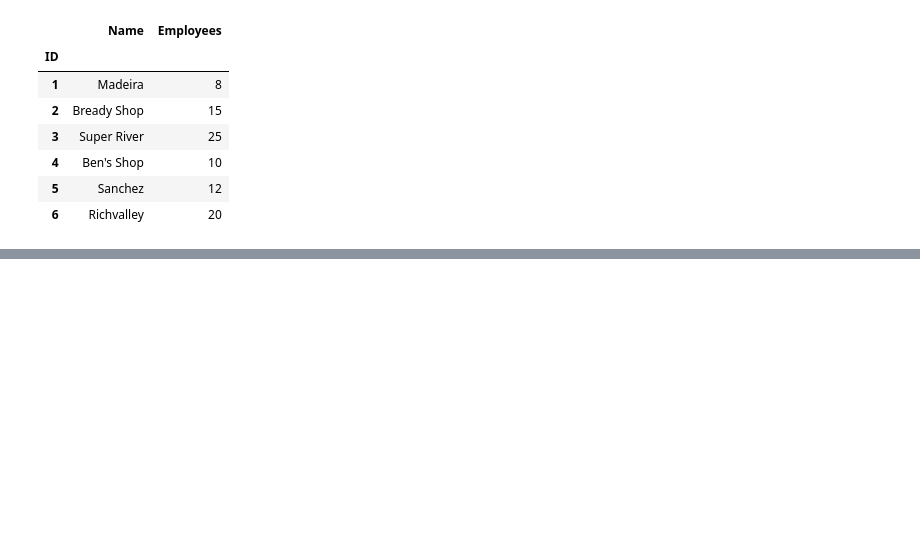
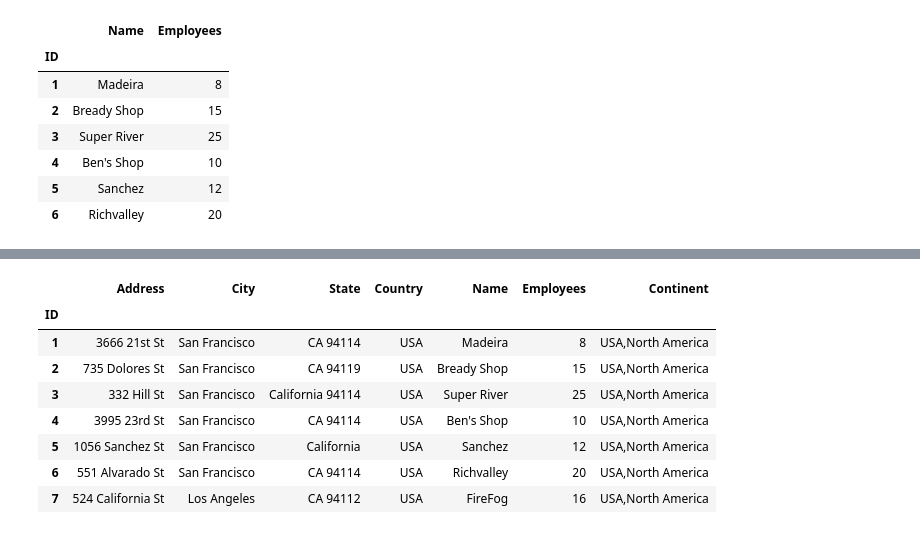
Before and after one commit to rafa7w/python, a Jupyter notebook: pandas/LoadCSV.ipynb, the cells around one changed output, grey strips where cells are left out. Drawn from its saved outputs; the diff is of its cells as text; code cells hidden in the pictures; blank space fills up the shorter version.

```diff
--- a/pandas/LoadCSV.ipynb
+++ b/pandas/LoadCSV.ipynb
@@ -90,0 +97,3 @@ df2.drop(df2.columns[0:4], axis=1)
+# %%
+df2['Continent'] = df2.shape[0]*['North America']
+df2
@@ -90,0 +109,3 @@ df2.drop(df2.columns[0:4], axis=1)
+# %%
+df2['Continent'] = df2['Country'] + ',' 'North America'
+df2
@@ -90,0 +121,3 @@ df2.drop(df2.columns[0:4], axis=1)
+# %%
+df3 = df2.T
+df3
@@ -90,0 +133,3 @@ df2.drop(df2.columns[0:4], axis=1)
+# %%
+df3['7'] = ['524 California St', 'Los Angeles', 'CA 94112', 'USA', 'FireFog', '16', 'USA,North America']
+df3
@@ -90,0 +145,13 @@ df2.drop(df2.columns[0:4], axis=1)
+# %%
+df2 = df3.T
+df2
+# %% [output]
+|  | Address | City | State | Country | Name | Employees | Continent |
+| ID |  |  |  |  |  |  |  |
+| 1 | 3666 21st St | San Francisco | CA 94114 | USA | Madeira | 8 | USA,North America |
+| 2 | 735 Dolores St | San Francisco | CA 94119 | USA | Bready Shop | 15 | USA,North America |
+| 3 | 332 Hill St | San Francisco | California 94114 | USA | Super River | 25 | USA,North America |
+| 4 | 3995 23rd St | San Francisco | CA 94114 | USA | Ben's Shop | 10 | USA,North America |
+| 5 | 1056 Sanchez St | San Francisco | California | USA | Sanchez | 12 | USA,North America |
+| 6 | 551 Alvarado St | San Francisco | CA 94114 | USA | Richvalley | 20 | USA,North America |
+| 7 | 524 California St | Los Angeles | CA 94112 | USA | FireFog | 16 | USA,North America |
```
Also changed, not shown: parts of 6 cells of this notebook.
